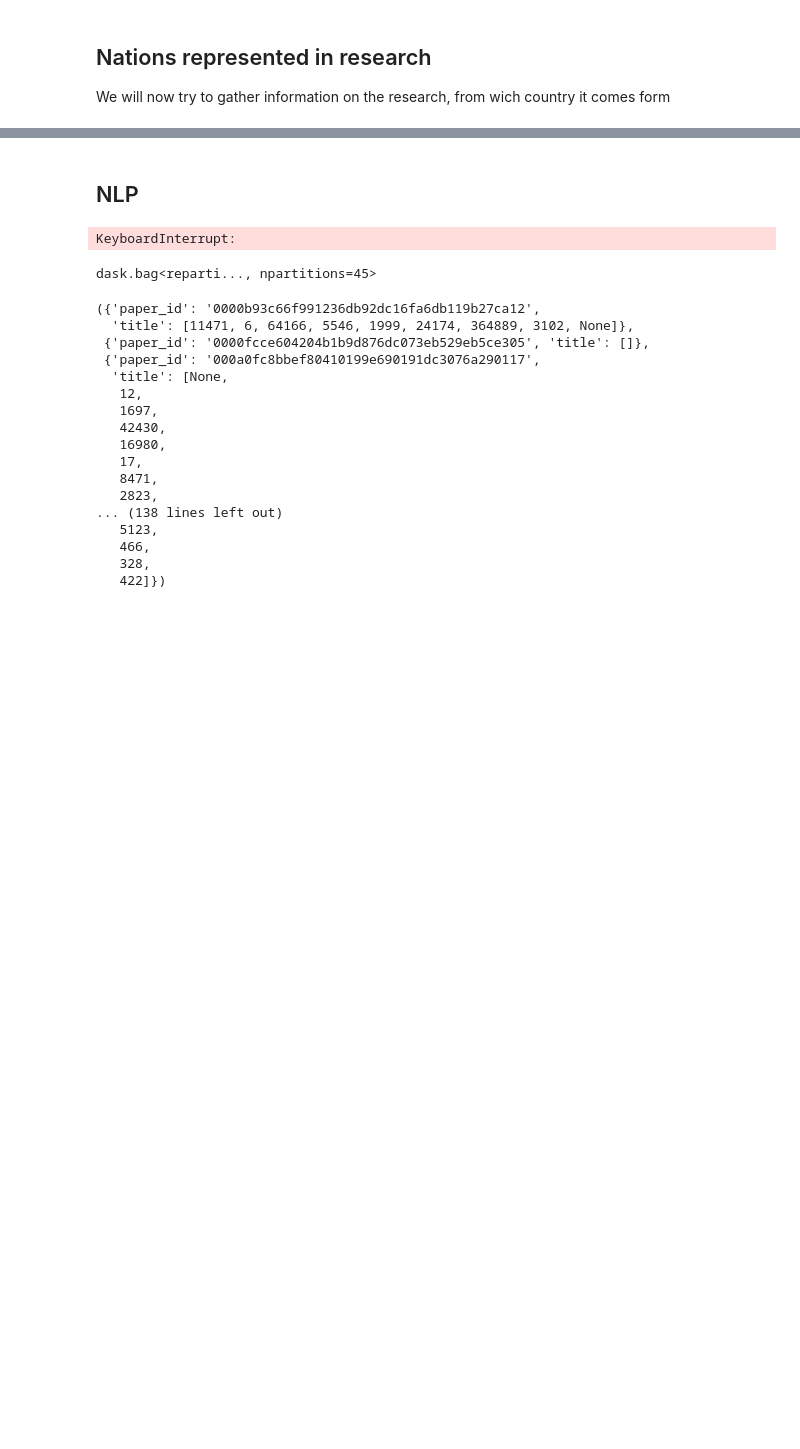
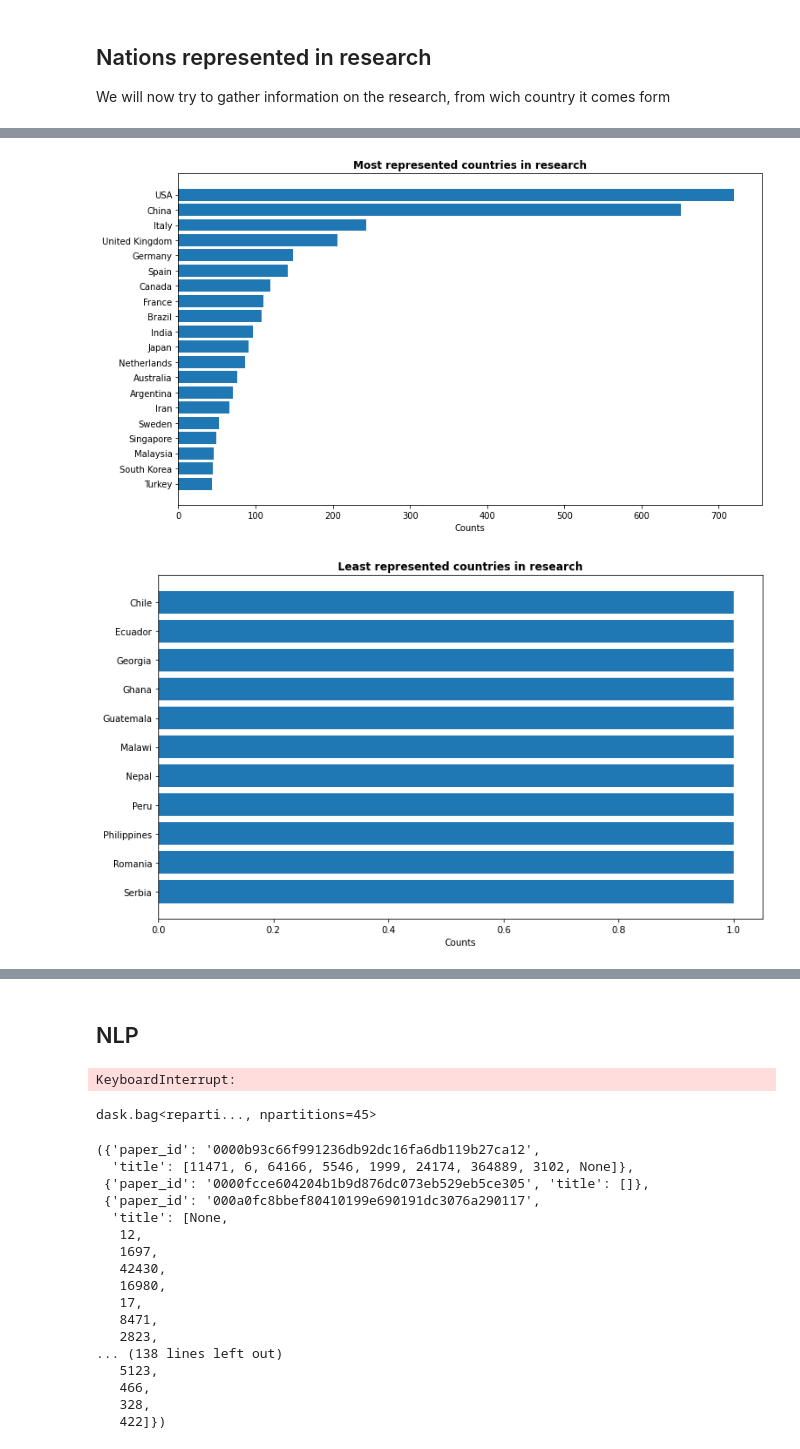
Before and after one commit to GhidoniR/Meta_Analysis_of_COVID_papers, a Jupyter notebook: COVID_project_notebook_Fede.ipynb, the cells around one changed output, grey strips where cells are left out. Saved outputs shown, nothing was run; the diff lists cells and outputs as text; code cells hidden in the pictures; blank space fills up the shorter version.

```diff
--- a/COVID_project_notebook_Fede.ipynb
+++ b/COVID_project_notebook_Fede.ipynb
@@ -280,0 +392,5 @@ b.take(30)[-3]['metadata']
+# %%
+df_new = country_proc(pd.DataFrame(list(countries.items()),columns = ['Country','N']))
+# %% [output]
+[figure, added]
+[figure, added]
```
Also changed, not shown: parts of 24 cells of this notebook.
